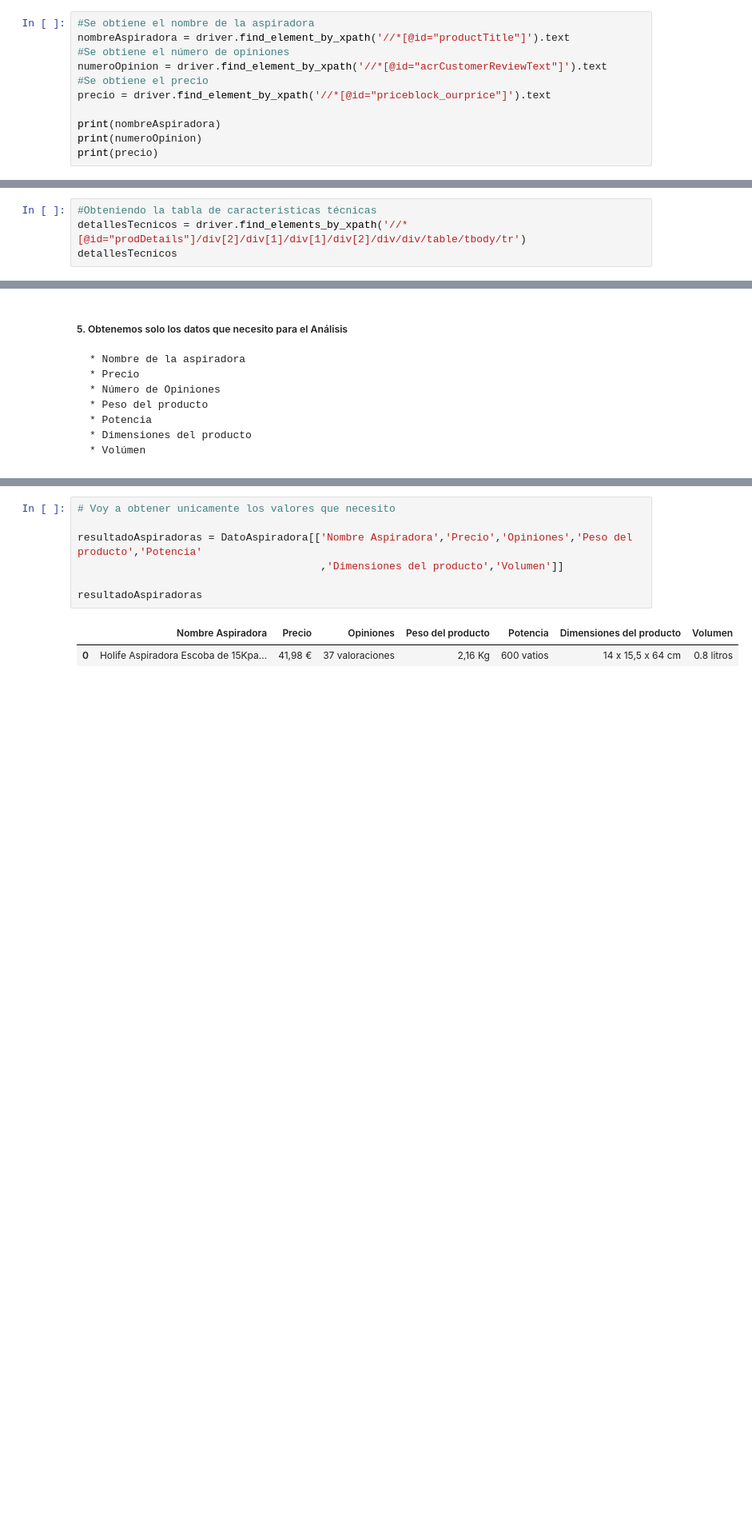
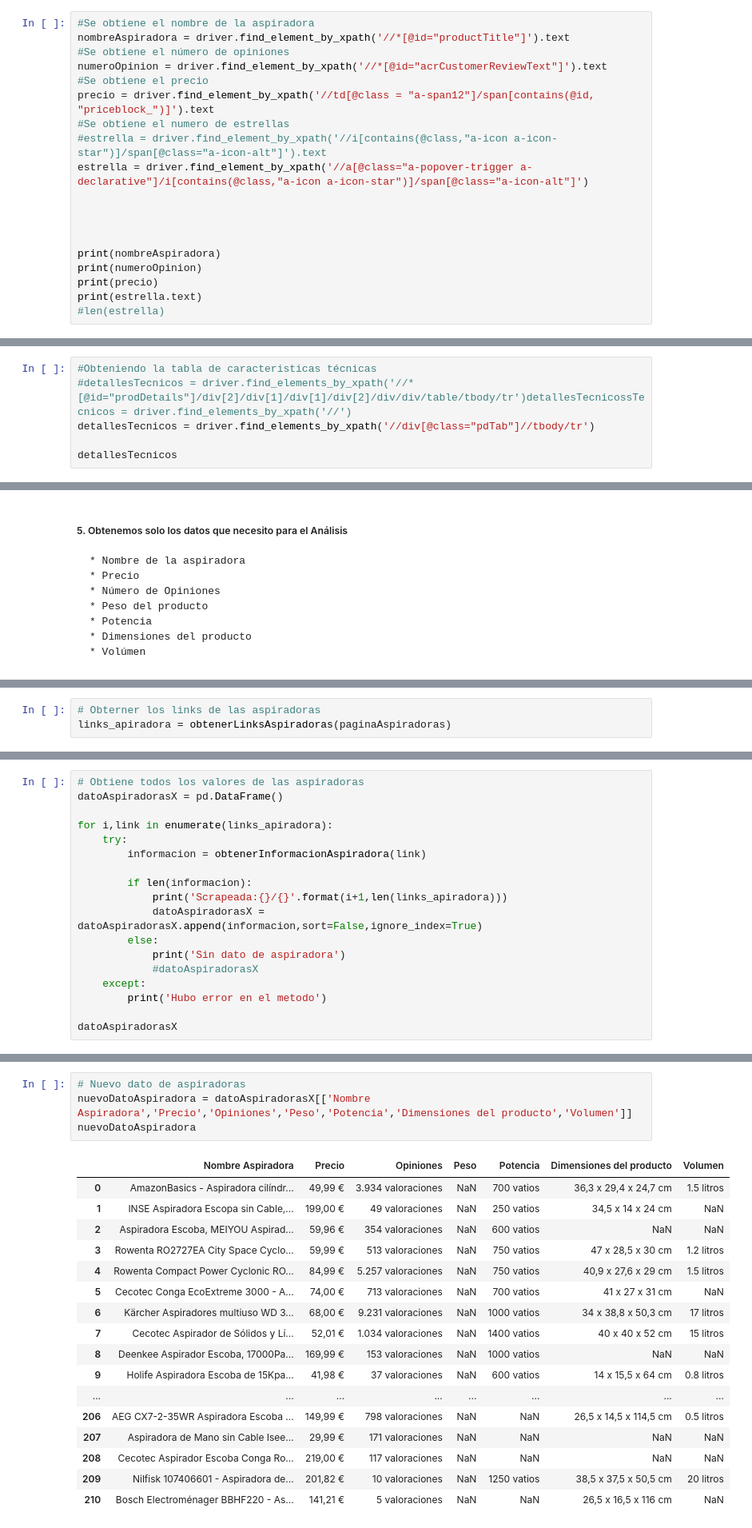
Before and after one commit to xgutierrez/Platzi-DataScienceAmazon, a Jupyter notebook: AnálisisDeAspiradoras.ipynb, the cells around one changed output, grey strips where cells are left out. Shown at 80% size. Cells and saved outputs as stored; diff of their text form; blank space fills up the shorter version.

Commit message:
Se obtiene todos los datos de las aspiradoras y se tiene archivos csv y xlsx

```diff
--- a/AnálisisDeAspiradoras.ipynb
+++ b/AnálisisDeAspiradoras.ipynb
@@ -109,8 +92,16 @@ nombreAspiradora = driver.find_element_by_xpath('//*[@id="productTitle"]').text
 #Se obtiene el número de opiniones
 numeroOpinion = driver.find_element_by_xpath('//*[@id="acrCustomerReviewText"]').text
 #Se obtiene el precio
-precio = driver.find_element_by_xpath('//*[@id="priceblock_ourprice"]').text
+precio = driver.find_element_by_xpath('//td[@class = "a-span12"]/span[contains(@id, "priceblock_")]').text
+#Se obtiene el numero de estrellas
+#estrella = driver.find_element_by_xpath('//i[contains(@class,"a-icon a-icon-star")]/span[@class="a-icon-alt"]').text
+estrella = driver.find_element_by_xpath('//a[@class="a-popover-trigger a-declarative"]/i[contains(@class,"a-icon a-icon-star")]/span[@class="a-icon-alt"]')
+
+
+
 
 print(nombreAspiradora)
 print(numeroOpinion)
 print(precio)
+print(estrella.text)
+#len(estrella)
@@ -121,4 +108,6 @@ Holife Aspiradora Escoba de 15Kpa, Aspirador Vertical 2 en 1, 800ml, con 2 Filtr
 # %%
 #Obteniendo la tabla de caracteristicas técnicas
-detallesTecnicos = driver.find_elements_by_xpath('//*[@id="prodDetails"]/div[2]/div[1]/div[1]/div[2]/div/div/table/tbody/tr')
+#detallesTecnicos = driver.find_elements_by_xpath('//*[@id="prodDetails"]/div[2]/div[1]/div[1]/div[2]/div/div/table/tbody/tr')detallesTecnicossTecnicos = driver.find_elements_by_xpath('//')
+detallesTecnicos = driver.find_elements_by_xpath('//div[@class="pdTab"]//tbody/tr')
+
 detallesTecnicos
@@ -215,0 +312,3 @@ Index(['Marca', 'Color', 'Peso del producto', 'Dimensiones del producto',
+# %%
+# Obterner los links de las aspiradoras
+links_apiradora = obtenerLinksAspiradoras(paginaAspiradoras)
@@ -215,0 +335,18 @@ Index(['Marca', 'Color', 'Peso del producto', 'Dimensiones del producto',
+# %%
+# Obtiene todos los valores de las aspiradoras
+datoAspiradorasX = pd.DataFrame()
+
+for i,link in enumerate(links_apiradora):
+    try:
+        informacion = obtenerInformacionAspiradora(link)
+
+        if len(informacion):
+            print('Scrapeada:{}/{}'.format(i+1,len(links_apiradora)))
+            datoAspiradorasX = datoAspiradorasX.append(informacion,sort=False,ignore_index=True)
+        else:
+            print('Sin dato de aspiradora')
+            #datoAspiradorasX
+    except:
+        print('Hubo error en el metodo')
+
+datoAspiradorasX
@@ -216,10 +414,22 @@ Index(['Marca', 'Color', 'Peso del producto', 'Dimensiones del producto',
 # %%
-# Voy a obtener unicamente los valores que necesito
-
-resultadoAspiradoras = DatoAspiradora[['Nombre Aspiradora','Precio','Opiniones','Peso del producto','Potencia'
-                                       ,'Dimensiones del producto','Volumen']]
-
-resultadoAspiradoras
+# Nuevo dato de aspiradoras
+nuevoDatoAspiradora = datoAspiradorasX[['Nombre Aspiradora','Precio','Opiniones','Peso','Potencia','Dimensiones del producto','Volumen']]
+nuevoDatoAspiradora
 # %% [output]
-|  | Nombre Aspiradora | Precio | Opiniones | Peso del producto | Potencia | Dimensiones del producto | Volumen |
-| 0 | Holife Aspiradora Escoba de 15Kpa... | 41,98 € | 37 valoraciones | 2,16 Kg | 600 vatios | 14 x 15,5 x 64 cm | 0.8 litros |
+|  | Nombre Aspiradora | Precio | Opiniones | Peso | Potencia | Dimensiones del producto | Volumen |
+| 0 | AmazonBasics - Aspiradora cilíndr... | 49,99 € | 3.934 valoraciones | NaN | 700 vatios | 36,3 x 29,4 x 24,7 cm | 1.5 litros |
+| 1 | INSE Aspiradora Escopa sin Cable,... | 199,00 € | 49 valoraciones | NaN | 250 vatios | 34,5 x 14 x 24 cm | NaN |
+| 2 | Aspiradora Escoba, MEIYOU Aspirad... | 59,96 € | 354 valoraciones | NaN | 600 vatios | NaN | NaN |
+| 3 | Rowenta RO2727EA City Space Cyclo... | 59,99 € | 513 valoraciones | NaN | 750 vatios | 47 x 28,5 x 30 cm | 1.2 litros |
+| 4 | Rowenta Compact Power Cyclonic RO... | 84,99 € | 5.257 valoraciones | NaN | 750 vatios | 40,9 x 27,6 x 29 cm | 1.5 litros |
+| 5 | Cecotec Conga EcoExtreme 3000 - A... | 74,00 € | 713 valoraciones | NaN | 700 vatios | 41 x 27 x 31 cm | NaN |
+| 6 | Kärcher Aspiradores multiuso WD 3... | 68,00 € | 9.231 valoraciones | NaN | 1000 vatios | 34 x 38,8 x 50,3 cm | 17 litros |
+| 7 | Cecotec Aspirador de Sólidos y Lí... | 52,01 € | 1.034 valoraciones | NaN | 1400 vatios | 40 x 40 x 52 cm | 15 litros |
+| 8 | Deenkee Aspirador Escoba, 17000Pa... | 169,99 € | 153 valoraciones | NaN | 1000 vatios | NaN | NaN |
+| 9 | Holife Aspiradora Escoba de 15Kpa... | 41,98 € | 37 valoraciones | NaN | 600 vatios | 14 x 15,5 x 64 cm | 0.8 litros |
+| ... | ... | ... | ... | ... | ... | ... | ... |
+| 206 | AEG CX7-2-35WR Aspiradora Escoba ... | 149,99 € | 798 valoraciones | NaN | NaN | 26,5 x 14,5 x 114,5 cm | 0.5 litros |
+| 207 | Aspiradora de Mano sin Cable Isee... | 29,99 € | 171 valoraciones | NaN | NaN | NaN | NaN |
+| 208 | Cecotec Aspirador Escoba Conga Ro... | 219,00 € | 117 valoraciones | NaN | NaN | NaN | NaN |
+| 209 | Nilfisk 107406601 - Aspiradora de... | 201,82 € | 10 valoraciones | NaN | 1250 vatios | 38,5 x 37,5 x 50,5 cm | 20 litros |
+| 210 | Bosch Electroménager BBHF220 - As... | 141,21 € | 5 valoraciones | NaN | NaN | 26,5 x 16,5 x 116 cm | NaN |
```
Also changed, not shown: parts of 31 cells of this notebook, 2 other files.
